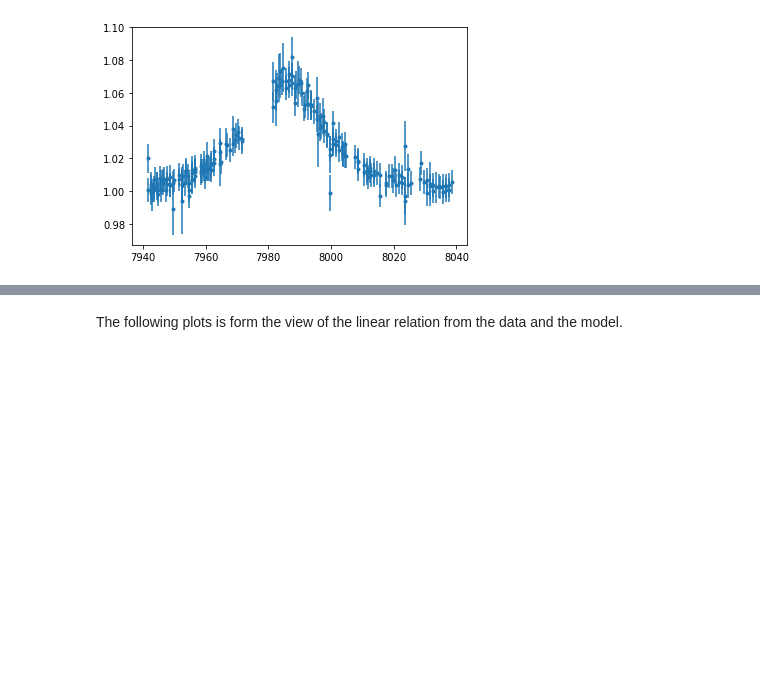
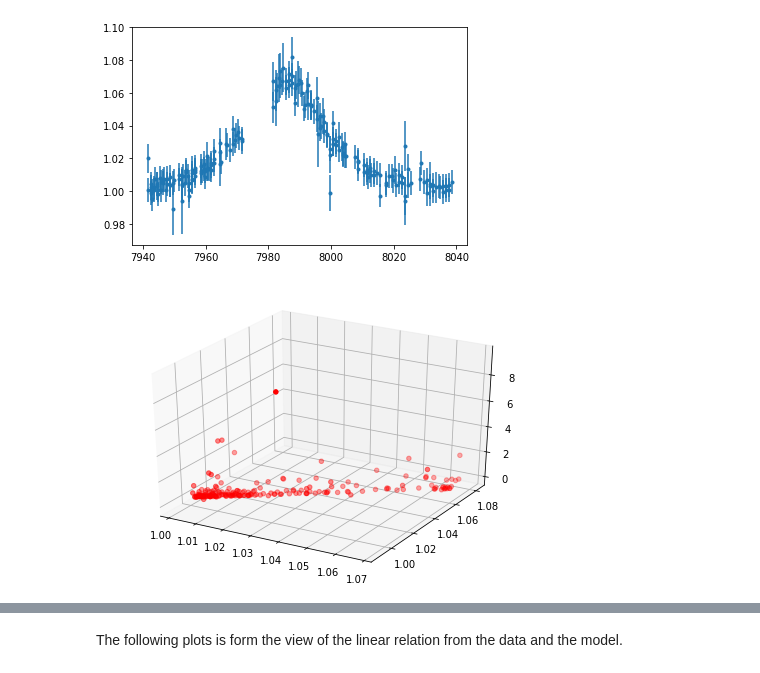
Before and after one commit to alfa33333/SingleLensAnomalydetection, a Jupyter notebook: LOFexamplenotebook.ipynb, the cells around one changed output, grey strips where cells are left out. Drawn from its saved outputs; the diff is of its cells as text; code cells hidden in the pictures; blank space fills up the shorter version.

```diff
--- a/LOFexamplenotebook.ipynb
+++ b/LOFexamplenotebook.ipynb
@@ -41,5 +41,14 @@ plt.errorbar(t,obsl,err1 , fmt = '.')
 # %%
 mag = fitter.magnification(data['KMT-C31-'][0])
 chi = (mag-obsl)**2/err1**2
+# %%
+from mpl_toolkits.mplot3d import axes3d, Axes3D
+#%matplotlib notebook
+fig = plt.figure()
+ax = Axes3D(fig)
+ax.scatter(mag,obsl,chi,c='r')
+plt.show()
+# %% [output]
+[figure, added]
 # %%
 X = np.hstack((mag.reshape(len(mag),1),obsl.reshape(len(obsl),1),chi.reshape(len(chi),1)))
```
Also changed, not shown: parts of 21 cells of this notebook, 3 other files.
